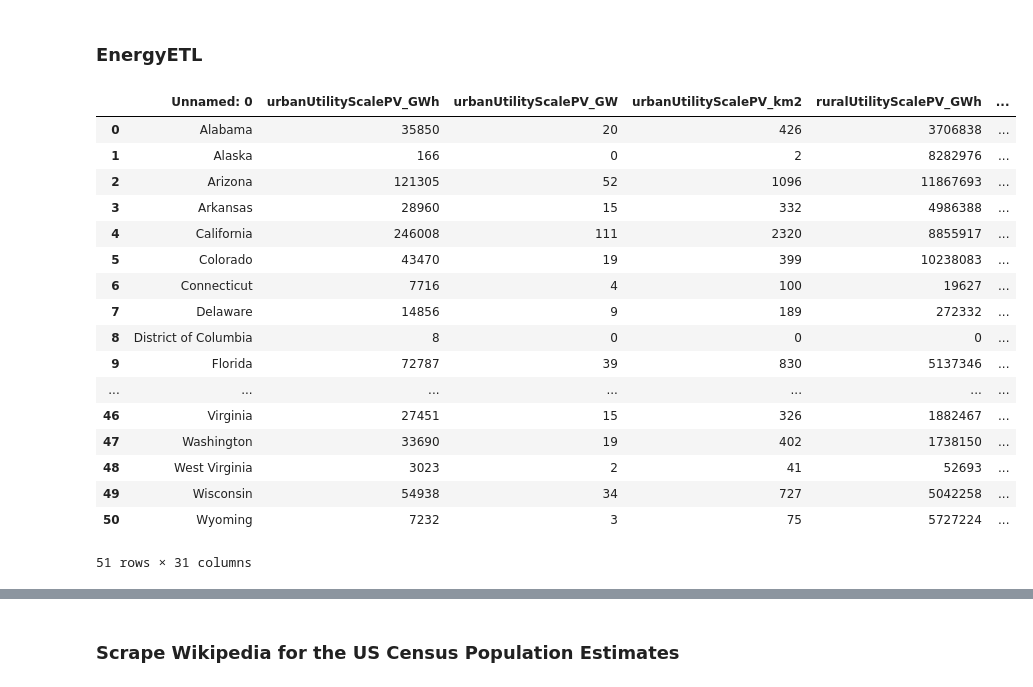
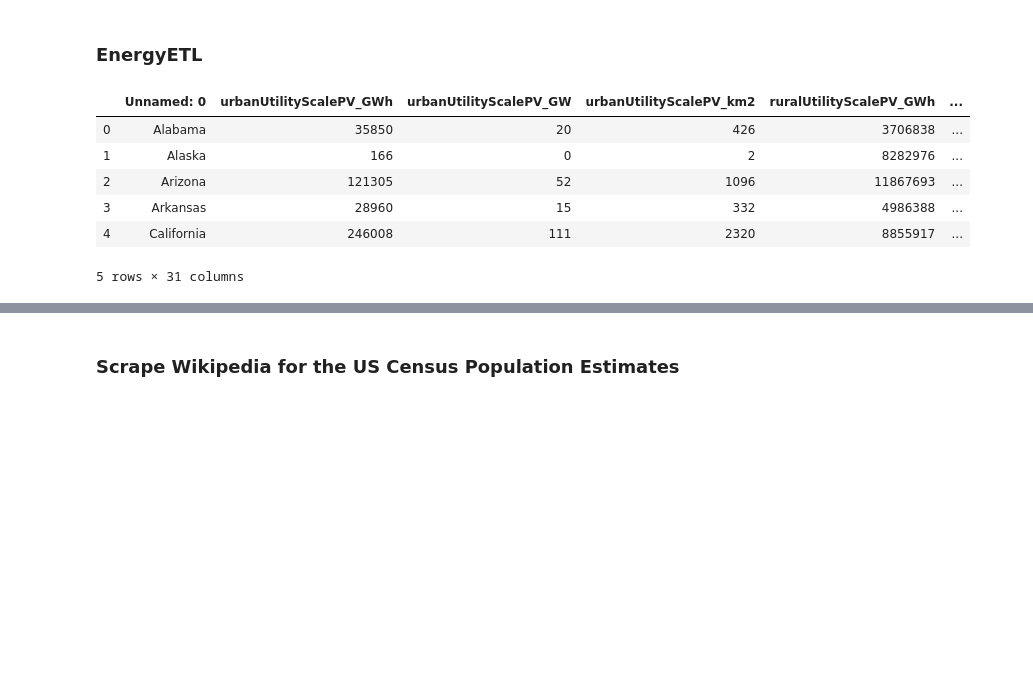
Before and after one commit to nadireag/ETL-Project, a Jupyter notebook: EnergyETL.ipynb, the cells around one changed output, grey strips where cells are left out. Drawn from its saved outputs; the diff is of its cells as text; code cells hidden in the pictures; blank space fills up the shorter version.

```diff
--- a/EnergyETL.ipynb
+++ b/EnergyETL.ipynb
@@ -7,29 +7,18 @@ from sqlalchemy import create_engine
 # %%
 # read csv file
 file_path = "Resources/us_potential_energy.csv"
 
 # create the data frame
 energy_df = pd.read_csv(file_path)
-energy_df
+energy_df.head()
 # %% [output]
 |  | Unnamed: 0 | urbanUtilityScalePV_GWh | urbanUtilityScalePV_GW | urbanUtilityScalePV_km2 | ruralUtilityScalePV_GWh | ... |
 | 0 | Alabama | 35850 | 20 | 426 | 3706838 | ... |
 | 1 | Alaska | 166 | 0 | 2 | 8282976 | ... |
 | 2 | Arizona | 121305 | 52 | 1096 | 11867693 | ... |
 | 3 | Arkansas | 28960 | 15 | 332 | 4986388 | ... |
 | 4 | California | 246008 | 111 | 2320 | 8855917 | ... |
-| 5 | Colorado | 43470 | 19 | 399 | 10238083 | ... |
-| 6 | Connecticut | 7716 | 4 | 100 | 19627 | ... |
-| 7 | Delaware | 14856 | 9 | 189 | 272332 | ... |
-| 8 | District of Columbia | 8 | 0 | 0 | 0 | ... |
-| 9 | Florida | 72787 | 39 | 830 | 5137346 | ... |
-| ... | ... | ... | ... | ... | ... | ... |
-| 46 | Virginia | 27451 | 15 | 326 | 1882467 | ... |
-| 47 | Washington | 33690 | 19 | 402 | 1738150 | ... |
-| 48 | West Virginia | 3023 | 2 | 41 | 52693 | ... |
-| 49 | Wisconsin | 54938 | 34 | 727 | 5042258 | ... |
-| 50 | Wyoming | 7232 | 3 | 75 | 5727224 | ... |
-51 rows × 31 columns
+5 rows × 31 columns
 # %%
 # select the columns
 energy_df = energy_df[["Unnamed: 0", "urbanUtilityScalePV_GWh","ruralUtilityScalePV_GWh","rooftopPV_GWh", "CSP_GWh","onshoreWind_GWh","offshoreWind_GWh", "biopowerSolid_GWh", "biopowerGaseous_GWh", "geothermalHydrothermal_GWh", "EGSGeothermal_GWh", "hydropower_GWh"]]
```
Also changed, not shown: parts of 12 cells of this notebook, 3 other files.
